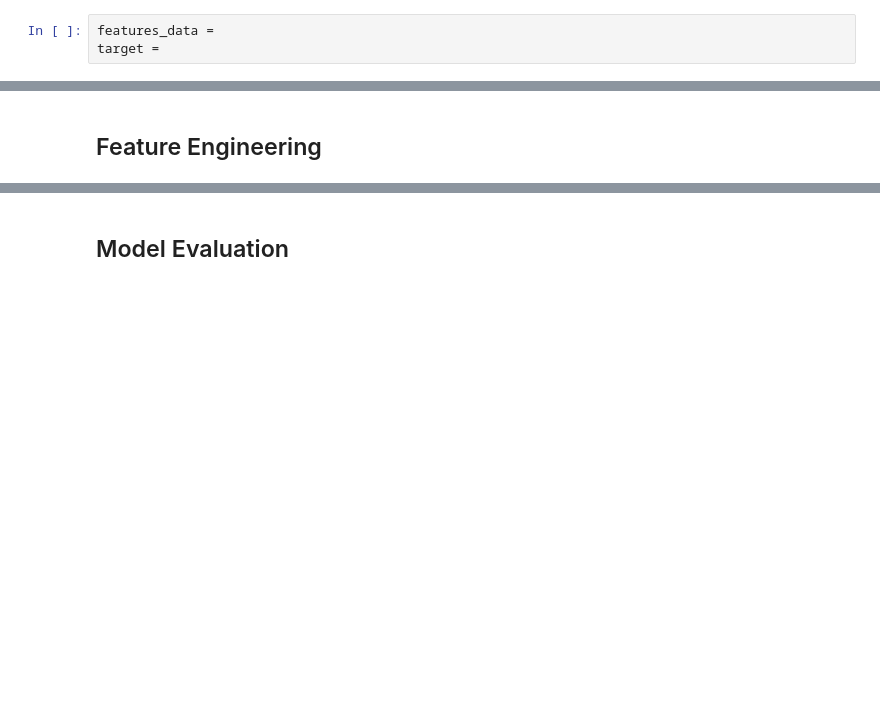
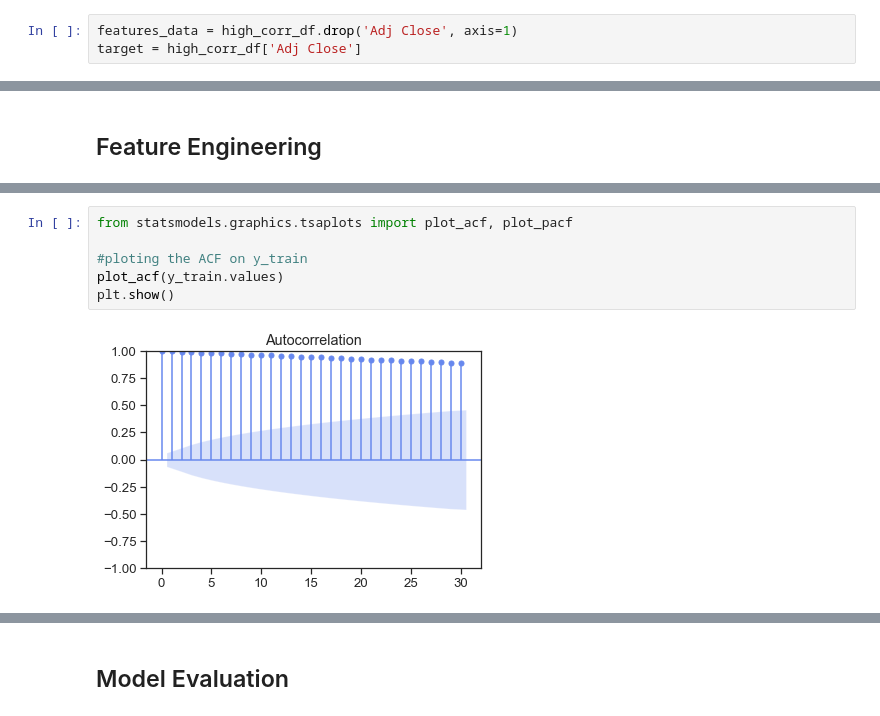
Before and after one commit to Hamoye-Summer22-TeamSQL-Premier-Project/Gold-Rates-Prediction, a Jupyter notebook: Gold-price-by-Team-sql.ipynb, the cells around one changed output, grey strips where cells are left out. Drawn from its saved outputs; the diff is of its cells as text; blank space fills up the shorter version.

```diff
--- a/Gold-price-by-Team-sql.ipynb
+++ b/Gold-price-by-Team-sql.ipynb
@@ -291,3 +387,3 @@ Since it is a time series data, it will be splited on the time axis in order to
 # %%
-features_data =
-target =
+features_data = high_corr_df.drop('Adj Close', axis=1)
+target = high_corr_df['Adj Close']
@@ -309,0 +430,8 @@ normalized_data = scaler.fit_transform()
+# %%
+from statsmodels.graphics.tsaplots import plot_acf, plot_pacf
+
+#ploting the ACF on y_train
+plot_acf(y_train.values)
+plt.show()
+# %% [output]
+[figure, added]
```
Also changed, not shown: parts of 107 cells of this notebook.
